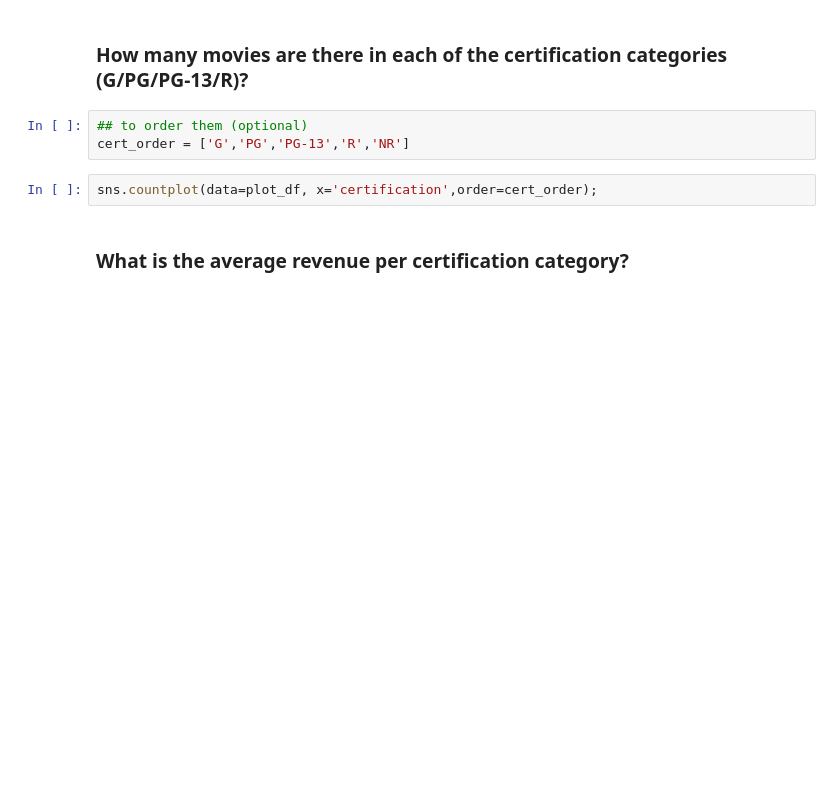
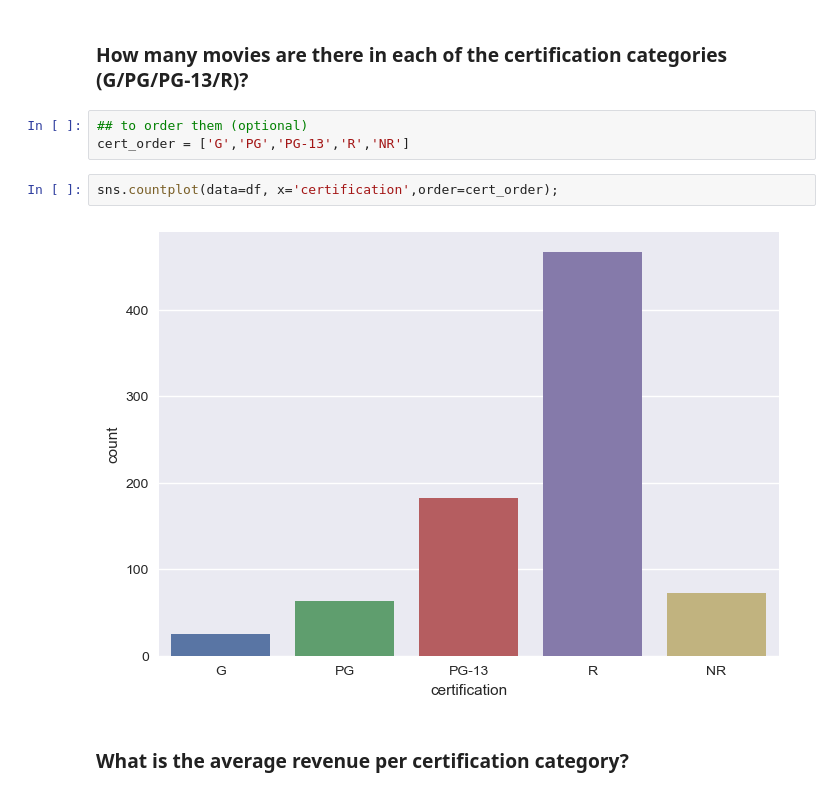
Before and after one commit to Luz-Dobbins/Movie-Database, a Jupyter notebook: rating vs profit.ipynb, the cells around one changed output. Cells and saved outputs as stored; diff of their text form; blank space fills up the shorter version.

```diff
--- a/rating vs profit.ipynb
+++ b/rating vs profit.ipynb
@@ -216,7 +217,9 @@ warnings.filterwarnings('ignore')
 ## to order them (optional)
 cert_order = ['G','PG','PG-13','R','NR']
 # %%
-sns.countplot(data=plot_df, x='certification',order=cert_order);
+sns.countplot(data=df, x='certification',order=cert_order);
+# %% [output]
+[figure, added]
 # %% [markdown]
 ### What is the average revenue per certification category?
 # %%
```
Also changed, not shown: parts of 15 cells of this notebook.
